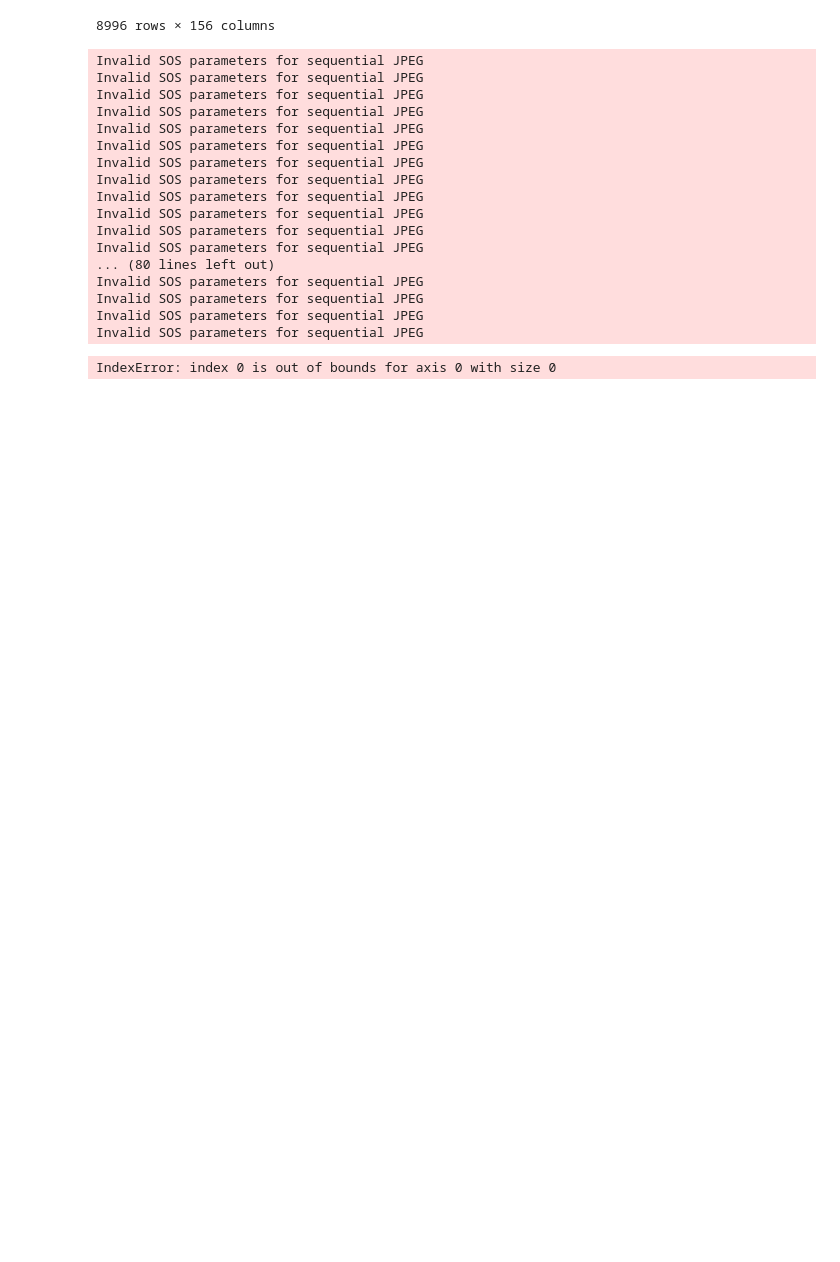
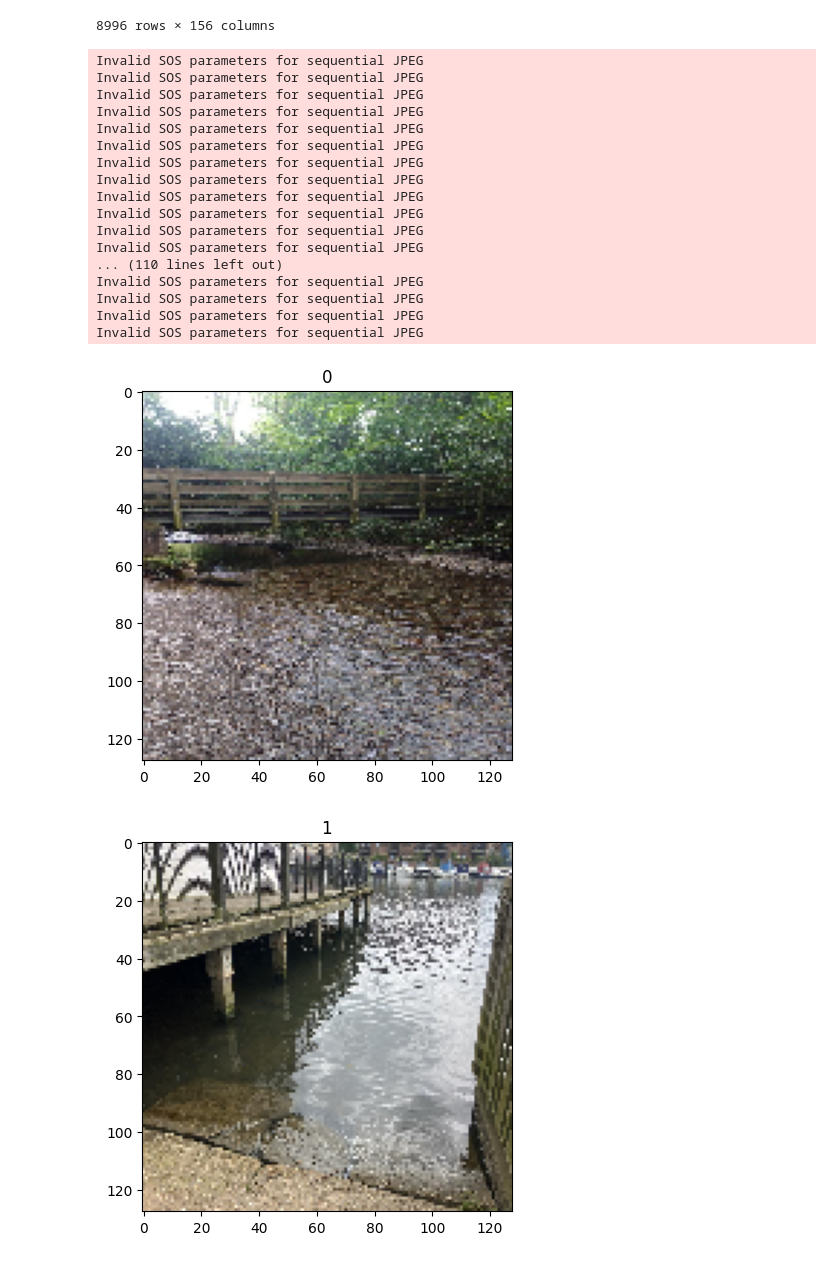
Before and after one commit to lukemccarvill/earthwatch-cnn, a Jupyter notebook: src/load_data.ipynb, the cells around one changed output. Saved outputs shown, nothing was run; the diff lists cells and outputs as text; code cells hidden in the pictures; blank space fills up the shorter version.

Commit message:
Using smaller photo size to test code

```diff
--- a/src/load_data.ipynb
+++ b/src/load_data.ipynb
@@ -26,7 +26,7 @@ import cv2
 import numpy as np
 from sklearn.model_selection import train_test_split
 
-IMG_SIZE = (224, 224)
+IMG_SIZE = (128, 128)
 
 def valid_image(path):
     img = cv2.imread(path)
@@ -82,7 +82,7 @@ labels = labels - 1
 
 label_key  = { 0: "poor", 1: "moderate", 2: "good"}
 
-#WARNING-MAY CRASH KERNEL - USE BATCHES
+#WARNING-MAY CRASH KERNEL - USE BATCHES OR REDUCE IMAGE SIZE TO 128 X 128 (instead of 224 x 224)
 # %% [output]
 Invalid SOS parameters for sequential JPEG
 Invalid SOS parameters for sequential JPEG
@@ -96,7 +96,7 @@ Invalid SOS parameters for sequential JPEG
 Invalid SOS parameters for sequential JPEG
 Invalid SOS parameters for sequential JPEG
 Invalid SOS parameters for sequential JPEG
-... (80 lines left out)
+... (110 lines left out)
 Invalid SOS parameters for sequential JPEG
 Invalid SOS parameters for sequential JPEG
 Invalid SOS parameters for sequential JPEG
@@ -104,6 +104,11 @@ Invalid SOS parameters for sequential JPEG
 # %%
 import matplotlib.pyplot as plt
 plt.imshow(images[0])
 plt.title(labels[0])
+plt.show()
+plt.imshow(images[120])
+plt.title(labels[12])
+plt.show()
 # %% [output]
-IndexError: index 0 is out of bounds for axis 0 with size 0
+[figure, added]
+[figure, added]
```
Also changed, not shown: parts of 1 cell of this notebook.
